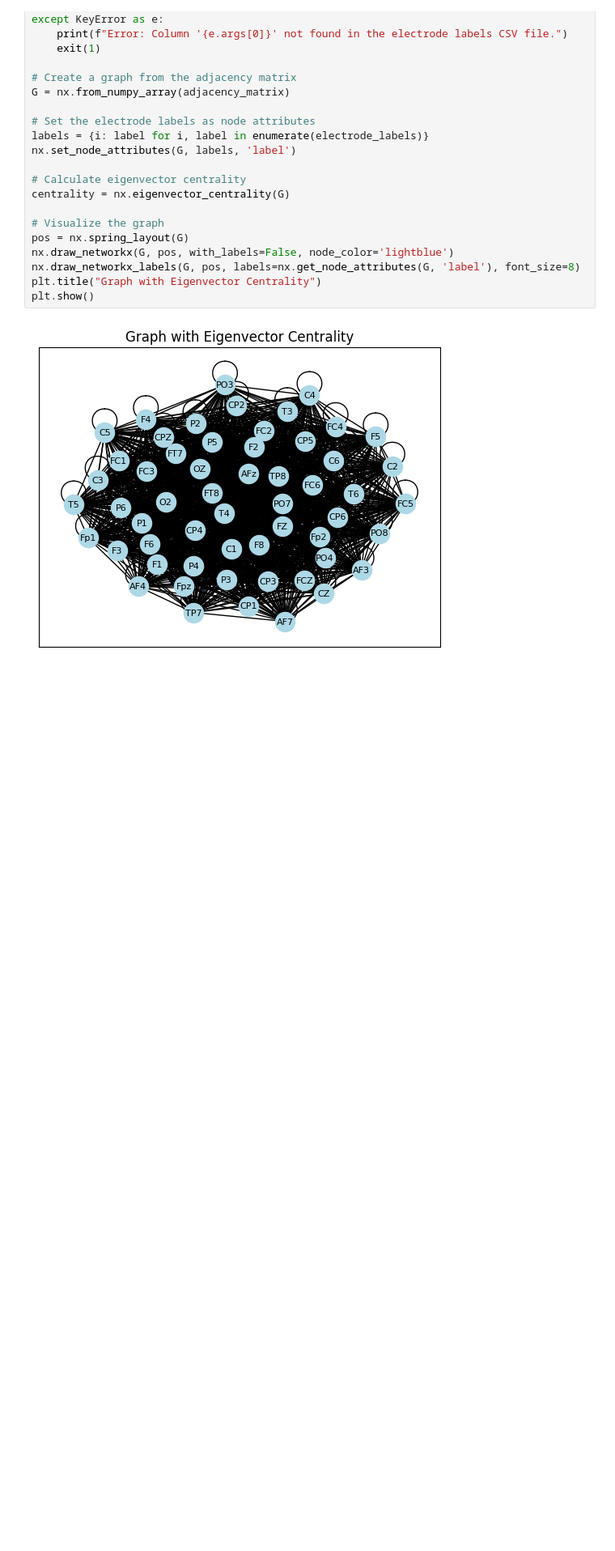
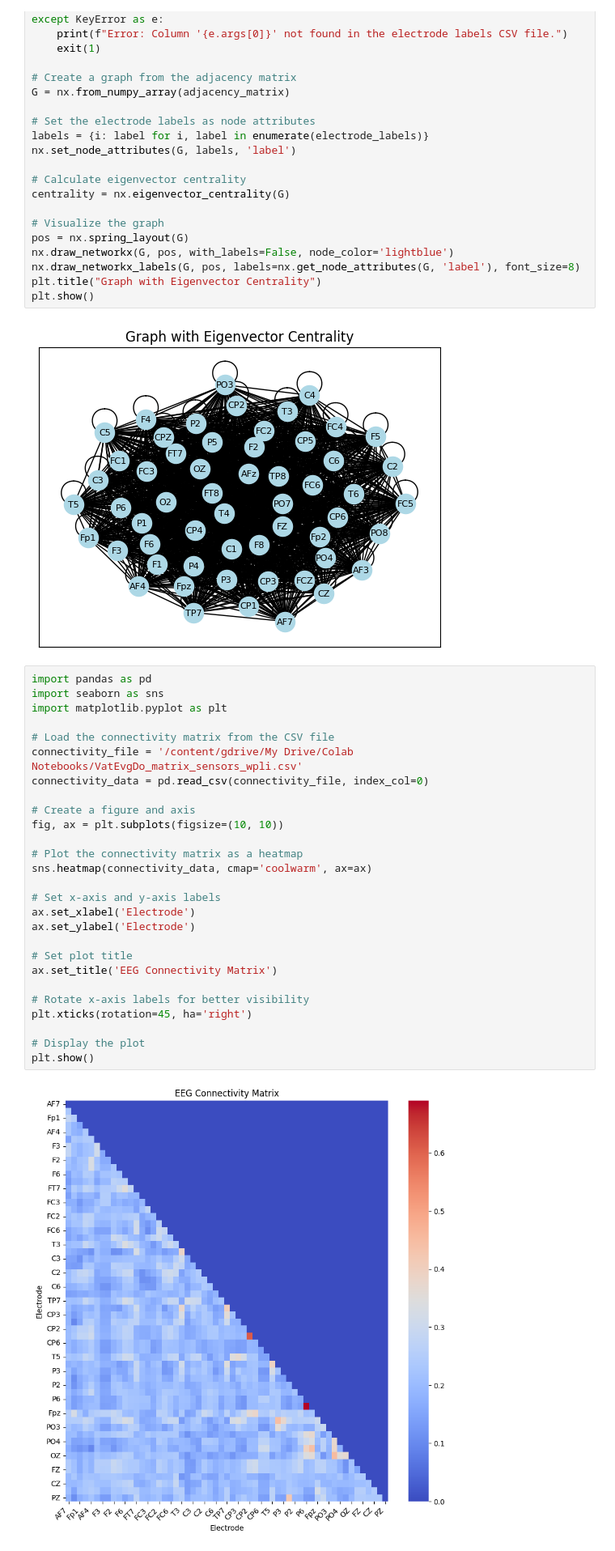
Before and after one commit to Nadezda-Sut/EEG, a Jupyter notebook: MNE_Connectivity.ipynb, the cells around one changed output. Shown at 81% size. Cells and saved outputs as stored; diff of their text form; blank space fills up the shorter version.

```diff
--- a/MNE_Connectivity.ipynb
+++ b/MNE_Connectivity.ipynb
@@ -289,3 +289,32 @@ plt.title("Graph with Eigenvector Centrality")
 plt.show()
 # %% [output]
 [figure]
+# %%
+import pandas as pd
+import seaborn as sns
+import matplotlib.pyplot as plt
+
+# Load the connectivity matrix from the CSV file
+connectivity_file = '/content/gdrive/My Drive/Colab Notebooks/VatEvgDo_matrix_sensors_wpli.csv'
+connectivity_data = pd.read_csv(connectivity_file, index_col=0)
+
+# Create a figure and axis
+fig, ax = plt.subplots(figsize=(10, 10))
+
+# Plot the connectivity matrix as a heatmap
+sns.heatmap(connectivity_data, cmap='coolwarm', ax=ax)
+
+# Set x-axis and y-axis labels
+ax.set_xlabel('Electrode')
+ax.set_ylabel('Electrode')
+
+# Set plot title
+ax.set_title('EEG Connectivity Matrix')
+
+# Rotate x-axis labels for better visibility
+plt.xticks(rotation=45, ha='right')
+
+# Display the plot
+plt.show()
+# %% [output]
+[figure, added]
```
Also changed, not shown: parts of 5 cells of this notebook.
